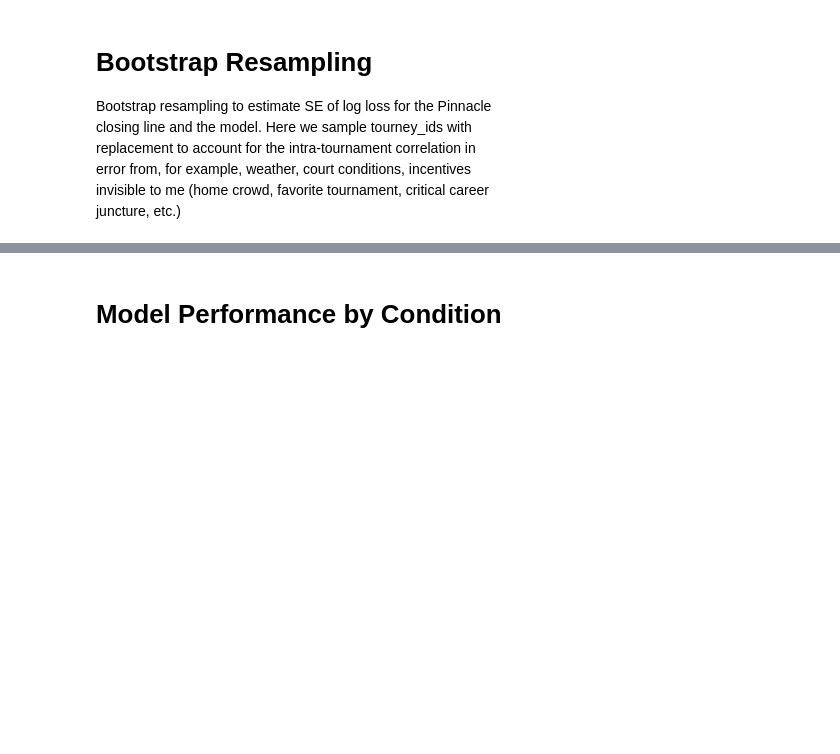
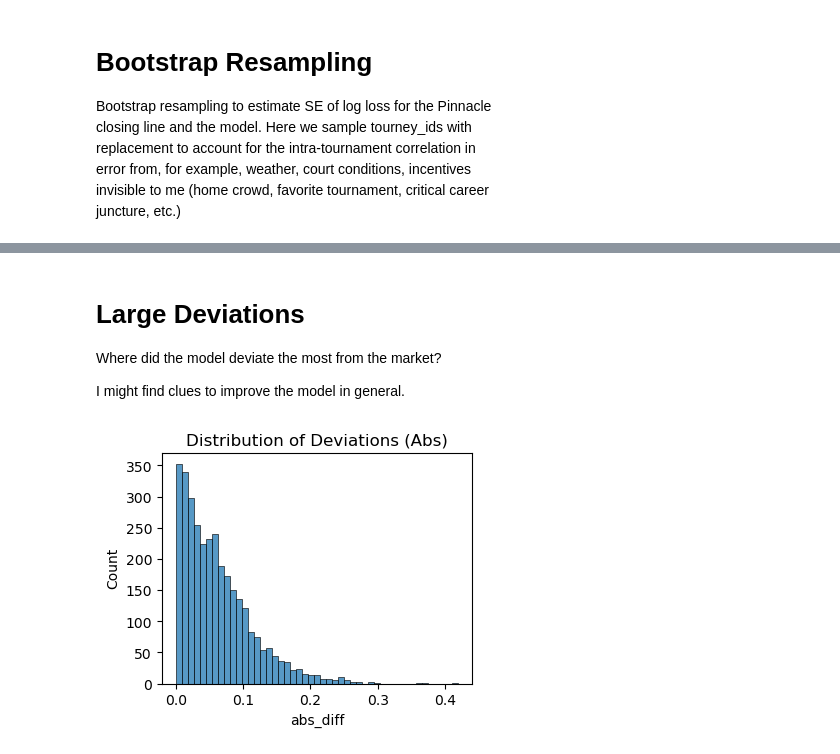
Before and after one commit to yaobviously/tennis_elo, a Jupyter notebook: notebooks/model_preds_vs_book.ipynb, the cells around one changed output, grey strips where cells are left out. Saved outputs shown, nothing was run; the diff lists cells and outputs as text; code cells hidden in the pictures; blank space fills up the shorter version.

```diff
--- a/notebooks/model_preds_vs_book.ipynb
+++ b/notebooks/model_preds_vs_book.ipynb
@@ -243,5 +289,9 @@ model mean and std of samples 0.5620120885061041 0.008279715494092232
 # %% [markdown]
-# Model Performance by Condition
+# Large Deviations
+
+Where did the model deviate the most from the market?
+
+I might find clues to improve the model in general.
 # %%
 # calculating diff between market and model
 trial['oof_mixture'] = oof
@@ -250,6 +300,15 @@ trial['diff_bin'] = pd.qcut(trial['abs_diff'], q=20)
 
 trial['month'] = trial.tourney_date.dt.month
 trial['season'] = trial.tourney_date.dt.year
+# %%
+fig, ax = plt.subplots(figsize=(4,3))
+
+sns.histplot(trial['abs_diff'])
+
+plt.title("Distribution of Deviations (Abs)")
+plt.show()
+# %% [output]
+[figure, added]
 # %%
 month_comparison = (
     pd.concat(
```
Also changed, not shown: parts of 8 cells of this notebook.
